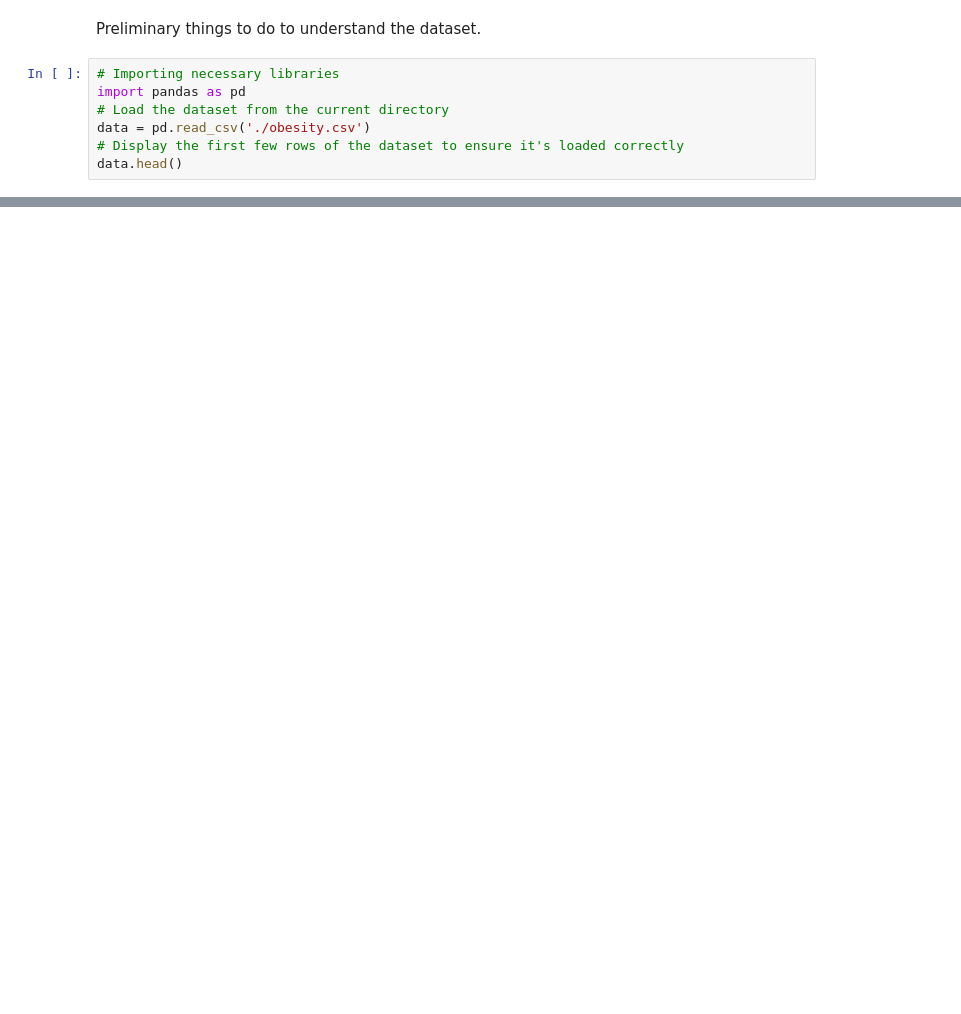
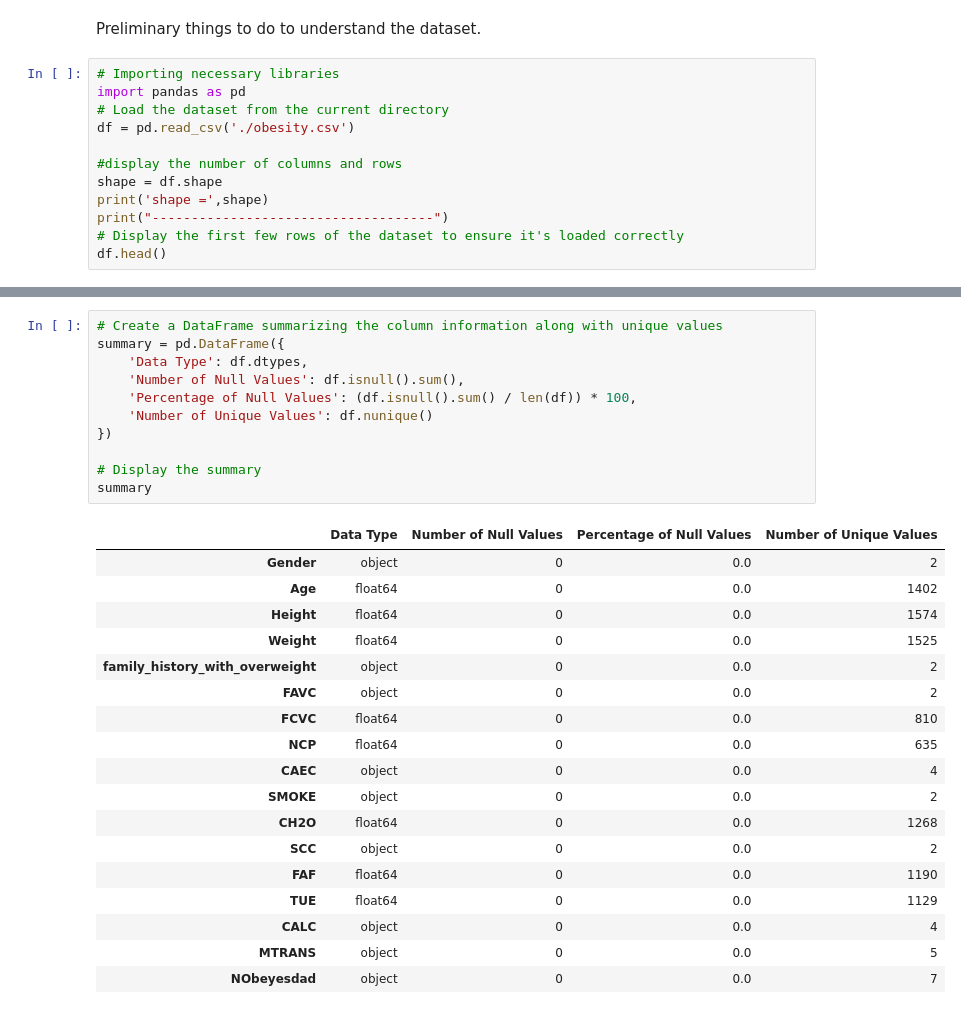
Before and after one commit to mahesh989/Machine-learning-project-Obesity_prediction, a Jupyter notebook: code.ipynb, the cells around one changed output, grey strips where cells are left out. Saved outputs shown, nothing was run; the diff lists cells and outputs as text; blank space fills up the shorter version.

```diff
--- a/code.ipynb
+++ b/code.ipynb
@@ -4,7 +4,12 @@ Preliminary things to do to understand the dataset.
 # Importing necessary libraries
 import pandas as pd
 # Load the dataset from the current directory
-data = pd.read_csv('./obesity.csv')
+df = pd.read_csv('./obesity.csv')
+
+#display the number of columns and rows
+shape = df.shape
+print('shape =',shape)
+print("------------------------------------")
 # Display the first few rows of the dataset to ensure it's loaded correctly
-data.head()
+df.head()
 # %% [output]
@@ -18,0 +46,30 @@ Check
+# %%
+# Create a DataFrame summarizing the column information along with unique values
+summary = pd.DataFrame({
+    'Data Type': df.dtypes,
+    'Number of Null Values': df.isnull().sum(),
+    'Percentage of Null Values': (df.isnull().sum() / len(df)) * 100,
+    'Number of Unique Values': df.nunique()
+})
+
+# Display the summary
+summary
+# %% [output]
+|  | Data Type | Number of Null Values | Percentage of Null Values | Number of Unique Values |
+| Gender | object | 0 | 0.0 | 2 |
+| Age | float64 | 0 | 0.0 | 1402 |
+| Height | float64 | 0 | 0.0 | 1574 |
+| Weight | float64 | 0 | 0.0 | 1525 |
+| family_history_with_overweight | object | 0 | 0.0 | 2 |
+| FAVC | object | 0 | 0.0 | 2 |
+| FCVC | float64 | 0 | 0.0 | 810 |
+| NCP | float64 | 0 | 0.0 | 635 |
+| CAEC | object | 0 | 0.0 | 4 |
+| SMOKE | object | 0 | 0.0 | 2 |
+| CH2O | float64 | 0 | 0.0 | 1268 |
+| SCC | object | 0 | 0.0 | 2 |
+| FAF | float64 | 0 | 0.0 | 1190 |
+| TUE | float64 | 0 | 0.0 | 1129 |
+| CALC | object | 0 | 0.0 | 4 |
+| MTRANS | object | 0 | 0.0 | 5 |
+| NObeyesdad | object | 0 | 0.0 | 7 |
```
Also changed, not shown: parts of 16 cells of this notebook.
